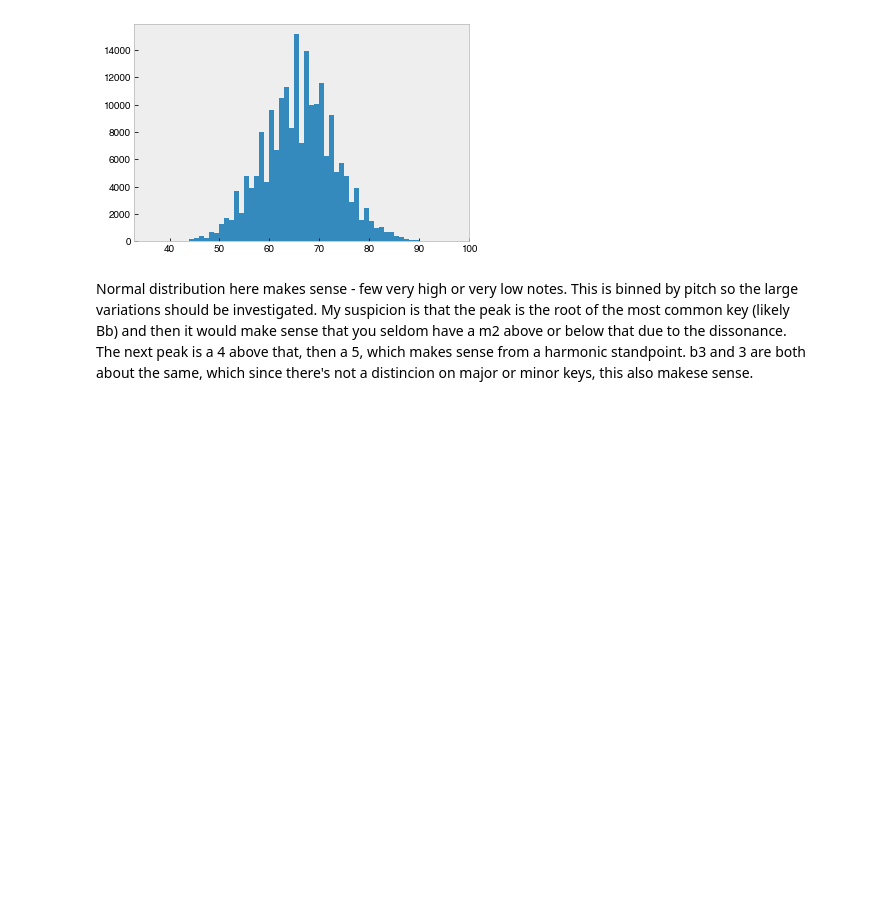
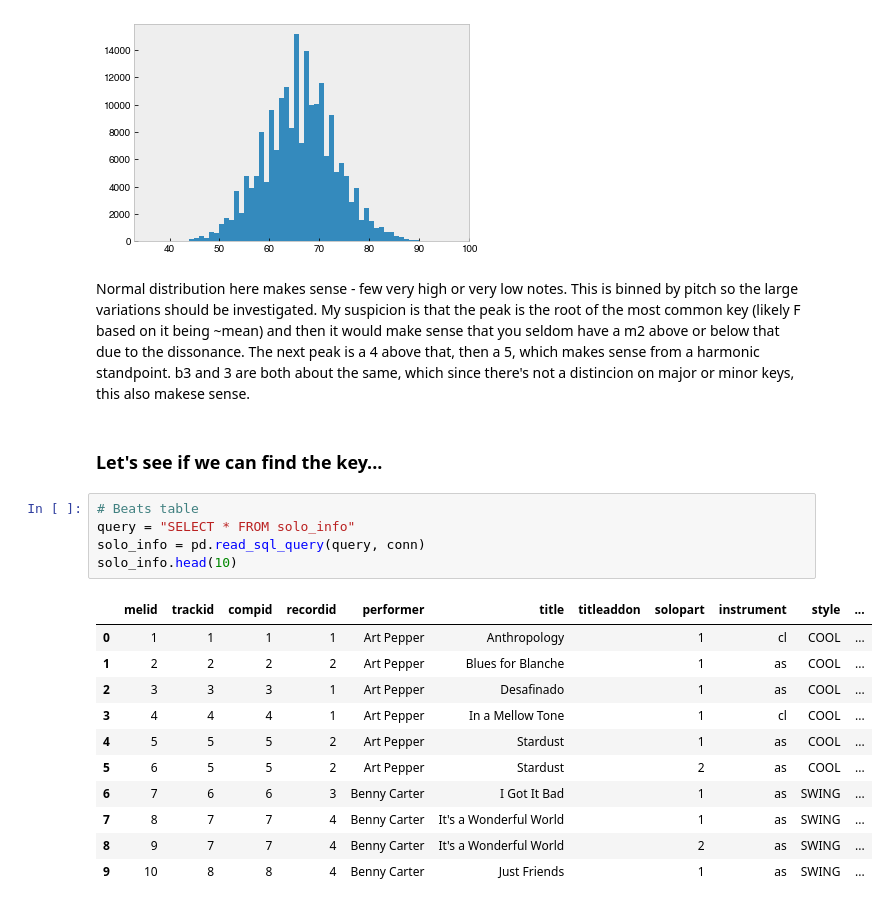
Before and after one commit to tjburch/jazz, a Jupyter notebook: notebooks/data_exploration.ipynb, the cells around one changed output. Cells and saved outputs as stored; diff of their text form; blank space fills up the shorter version.

```diff
--- a/notebooks/data_exploration.ipynb
+++ b/notebooks/data_exploration.ipynb
@@ -162,4 +163,23 @@ ax.grid(False)
 # %% [output]
 [figure]
 # %% [markdown]
-Normal distribution here makes sense - few very high or very low notes. This is binned by pitch so the large variations should be investigated. My suspicion is that the peak is the root of the most common key (likely Bb) and then it would make sense that you seldom have a m2 above or below that due to the dissonance. The next peak is a 4 above that, then a 5, which makes sense from a harmonic standpoint. b3 and 3 are both about the same, which since there's not a distincion on major or minor keys, this also makese sense.
+Normal distribution here makes sense - few very high or very low notes. This is binned by pitch so the large variations should be investigated. My suspicion is that the peak is the root of the most common key (likely F based on it being ~mean) and then it would make sense that you seldom have a m2 above or below that due to the dissonance. The next peak is a 4 above that, then a 5, which makes sense from a harmonic standpoint. b3 and 3 are both about the same, which since there's not a distincion on major or minor keys, this also makese sense.
+# %% [markdown]
+### Let's see if we can find the key...
+# %%
+# Beats table
+query = "SELECT * FROM solo_info"
+solo_info = pd.read_sql_query(query, conn)
+solo_info.head(10)
+# %% [output]
+|  | melid | trackid | compid | recordid | performer | title | titleaddon | solopart | instrument | style | ... |
+| 0 | 1 | 1 | 1 | 1 | Art Pepper | Anthropology |  | 1 | cl | COOL | ... |
+| 1 | 2 | 2 | 2 | 2 | Art Pepper | Blues for Blanche |  | 1 | as | COOL | ... |
+| 2 | 3 | 3 | 3 | 1 | Art Pepper | Desafinado |  | 1 | as | COOL | ... |
+| 3 | 4 | 4 | 4 | 1 | Art Pepper | In a Mellow Tone |  | 1 | cl | COOL | ... |
+| 4 | 5 | 5 | 5 | 2 | Art Pepper | Stardust |  | 1 | as | COOL | ... |
+| 5 | 6 | 5 | 5 | 2 | Art Pepper | Stardust |  | 2 | as | COOL | ... |
+| 6 | 7 | 6 | 6 | 3 | Benny Carter | I Got It Bad |  | 1 | as | SWING | ... |
+| 7 | 8 | 7 | 7 | 4 | Benny Carter | It's a Wonderful World |  | 1 | as | SWING | ... |
+| 8 | 9 | 7 | 7 | 4 | Benny Carter | It's a Wonderful World |  | 2 | as | SWING | ... |
+| 9 | 10 | 8 | 8 | 4 | Benny Carter | Just Friends |  | 1 | as | SWING | ... |
```
Also changed, not shown: parts of 1 cell of this notebook.
